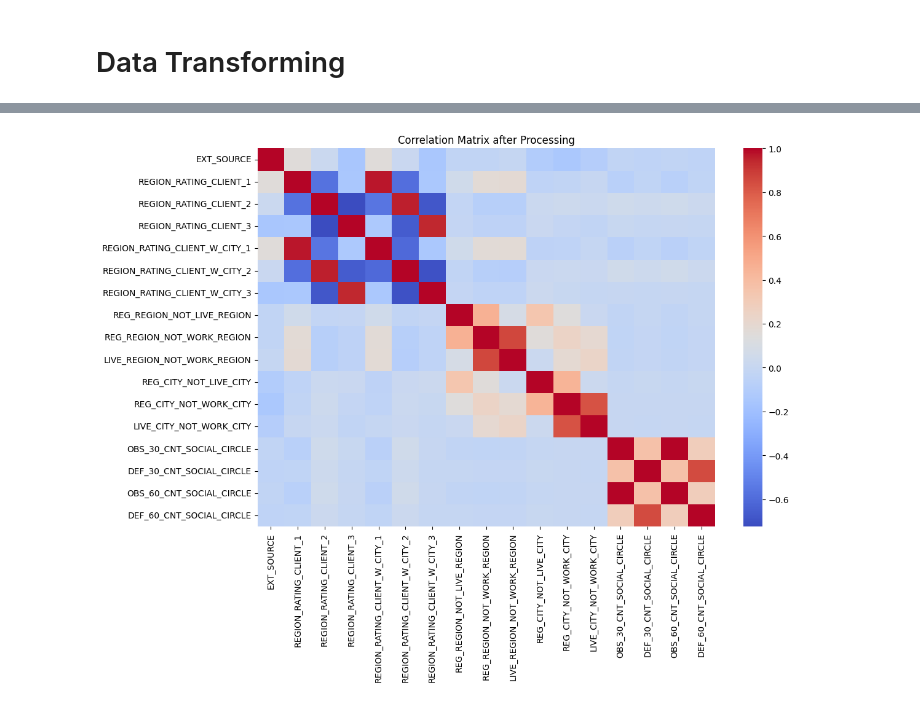
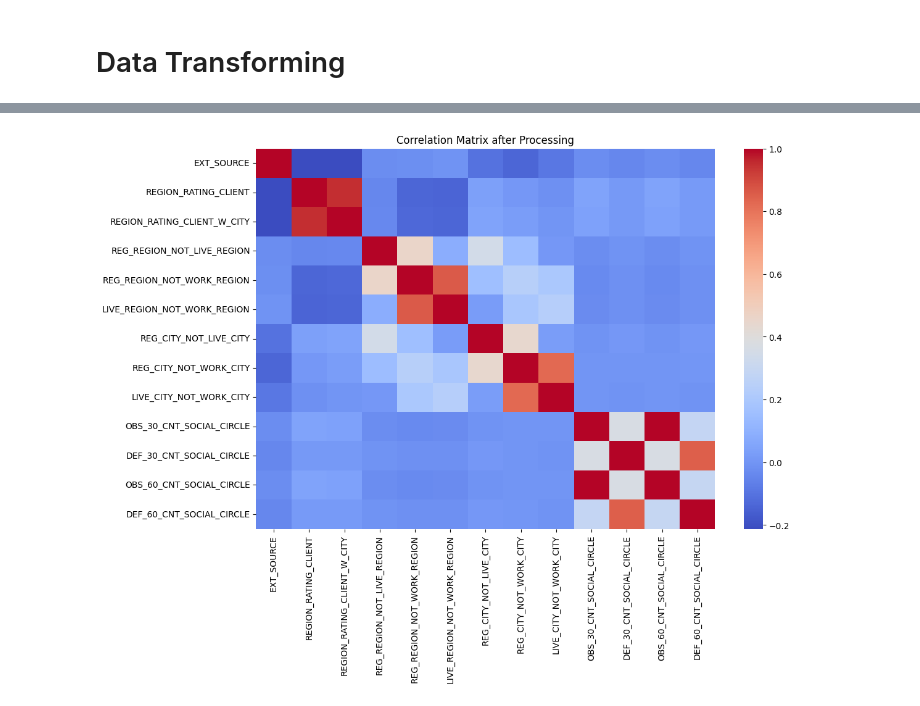
Before and after one commit to MinhGioChai/Data-Visualization, a Jupyter notebook: dataprocess.ipynb, the cells around one changed output, grey strips where cells are left out. Saved outputs shown, nothing was run; the diff lists cells and outputs as text; code cells hidden in the pictures.

```diff
--- a/dataprocess.ipynb
+++ b/dataprocess.ipynb
@@ -827,7 +723,13 @@ Các biến rời rạc như biến xếp hạng (REGION_RATING_CLIENT) và bi
 # %% [markdown]
 ### * CÁC BIẾN SOCIAL SAU XỬ LÍ OULIERS/MISSING
 # %%
-# Vẽ lại biểu đồ cho các biến Social Circle sau khi xử lí outliers và missing values
+# Vẽ lại biểu đồ và Metrics cho các biến Social Circle sau khi xử lí outliers và missing values
+results = []
+
 for col in cols_social:
-    plot_continuous_histogram(df[col], bins=30, title=f'Histogram of {col} after Outlier Capping and Missing Imputation', figsize=(6,4))
+    plot_continuous_histogram(df[col], bins=30, title=f'Distribution of {col} after Outlier Capping and Missing Imputation', figsize=(6,4))
+    metrics = calculate_continuous_metrics(df[col])
+    results.append(metrics)
+metrics_df = pd.concat(results, ignore_index=True)
+metrics_df
 # %% [output]
@@ -848,11 +762,3 @@ Insight:
     - Đặc biệt hiệu quả đối với khách hàng không có lịch sử tín dụng → giúp mô hình vẫn dự đoán tốt dựa vào thông tin cộng đồng.
 
 - Giá trị lớn → nhóm xã hội của khách hàng có rủi ro cao → khả năng khách vỡ nợ cũng cao
-# %%
-# Metrics cho các biến social circle sau khi xử lí
-results = []
-for col in social_cols:
-    metrics = calculate_continuous_metrics(df[col])
-    results.append(metrics)
-metrics_df = pd.concat(results, ignore_index=True)
-metrics_df
@@ -939,11 +855,0 @@ Các biến Flag\Binary đã ở dạng số (0/1) và trên cùng thang đo (Bi
-# %%
-# Feature Scaling cho EXT_SOURCE
-from sklearn.preprocessing import StandardScaler
-
-# Trước khi scaling
-print(df["EXT_SOURCE"].describe())
-
-scaler = StandardScaler()
-df["EXT_SOURCE"] = scaler.fit_transform(df[["EXT_SOURCE"]])
-# Sau khi scaling
-print(df["EXT_SOURCE"].describe())
@@ -969,11 +855,0 @@ Name: EXT_SOURCE, dtype: float64
-# %%
-# Feature Engineering cho 2 biến ordinal
-# Dùng one-hot encoding chuyển thành dạng One-Hot để mô hình không hiểu nhầm khoảng cách giữa 1 và 2 bằng 2 và 3.
-
-cols_ordinal = ['REGION_RATING_CLIENT', 'REGION_RATING_CLIENT_W_CITY']
-# Trước khi one-hot encoding
-print(df[cols_ordinal].describe())
-# Sau khi one-hot encoding
-df = pd.get_dummies(df, columns=cols_ordinal, prefix=cols_ordinal)
-new_cols = [col for col in df.columns if col.startswith('REGION_RATING_CLIENT_') or col.startswith('REGION_RATING_CLIENT_W_CITY_')]
-print(df[new_cols].describe())
@@ -1032,20 +890,18 @@ max                2.572475e+00              4.845163e+00
 # %%
 # Tạo df_list mới các biến đã xử lí từ df
 df_list_new = df[[
-    'EXT_SOURCE',
-    'REGION_RATING_CLIENT_1', 'REGION_RATING_CLIENT_2', 'REGION_RATING_CLIENT_3',
-    'REGION_RATING_CLIENT_W_CITY_1', 'REGION_RATING_CLIENT_W_CITY_2', 'REGION_RATING_CLIENT_W_CITY_3',
+    'EXT_SOURCE', 'REGION_RATING_CLIENT' , 'REGION_RATING_CLIENT_W_CITY',
     'REG_REGION_NOT_LIVE_REGION', 'REG_REGION_NOT_WORK_REGION', 'LIVE_REGION_NOT_WORK_REGION',
     'REG_CITY_NOT_LIVE_CITY', 'REG_CITY_NOT_WORK_CITY', 'LIVE_CITY_NOT_WORK_CITY',
     'OBS_30_CNT_SOCIAL_CIRCLE', 'DEF_30_CNT_SOCIAL_CIRCLE',
     'OBS_60_CNT_SOCIAL_CIRCLE', 'DEF_60_CNT_SOCIAL_CIRCLE'
 ]].copy()
 
 # Corrlation matrix sau khi xử lí
 plt.figure(figsize=(12, 8))
 corr = df_list_new.corr()
 sns.heatmap(corr, cmap="coolwarm", annot=False)
 plt.title("Correlation Matrix after Processing")
 plt.show()
 # %% [output]
-[figure, old version]
+[figure, new version]
```
Also changed, not shown: parts of 31 cells of this notebook.
